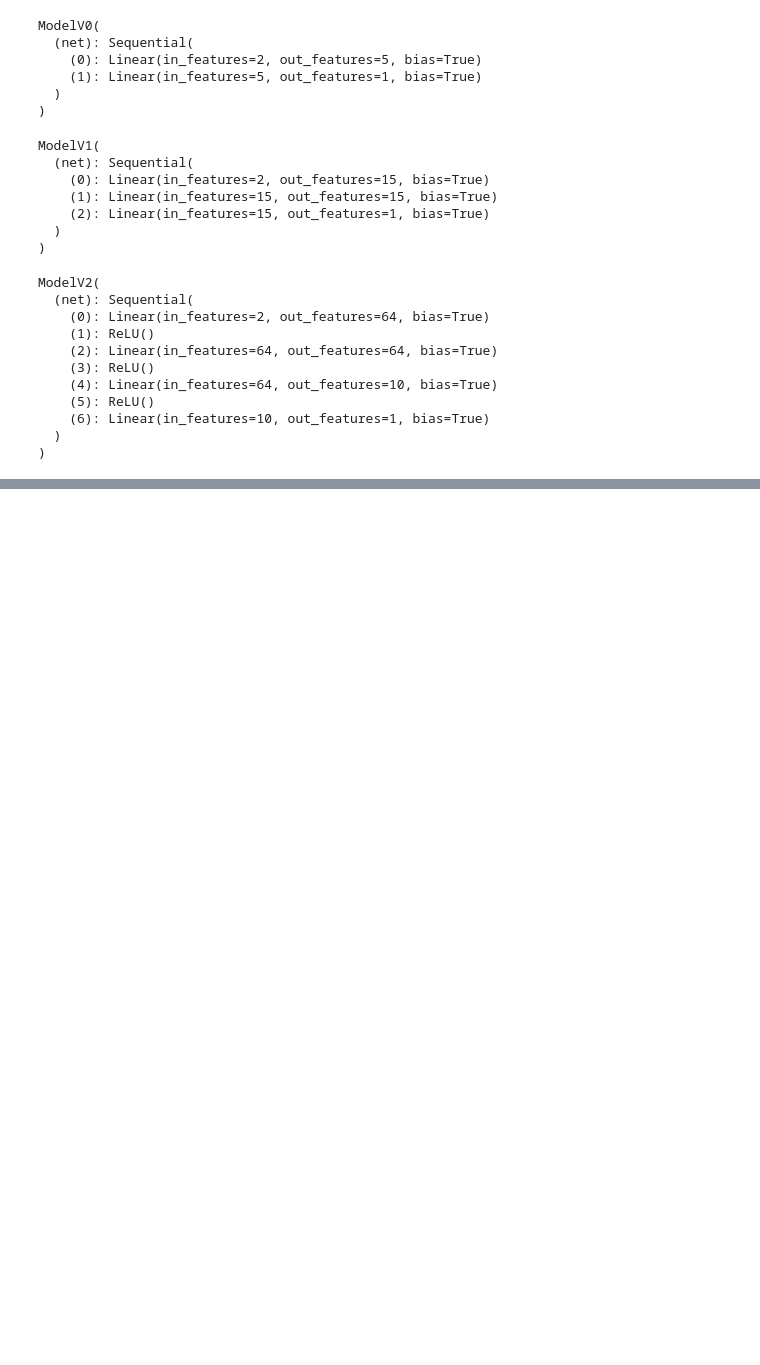
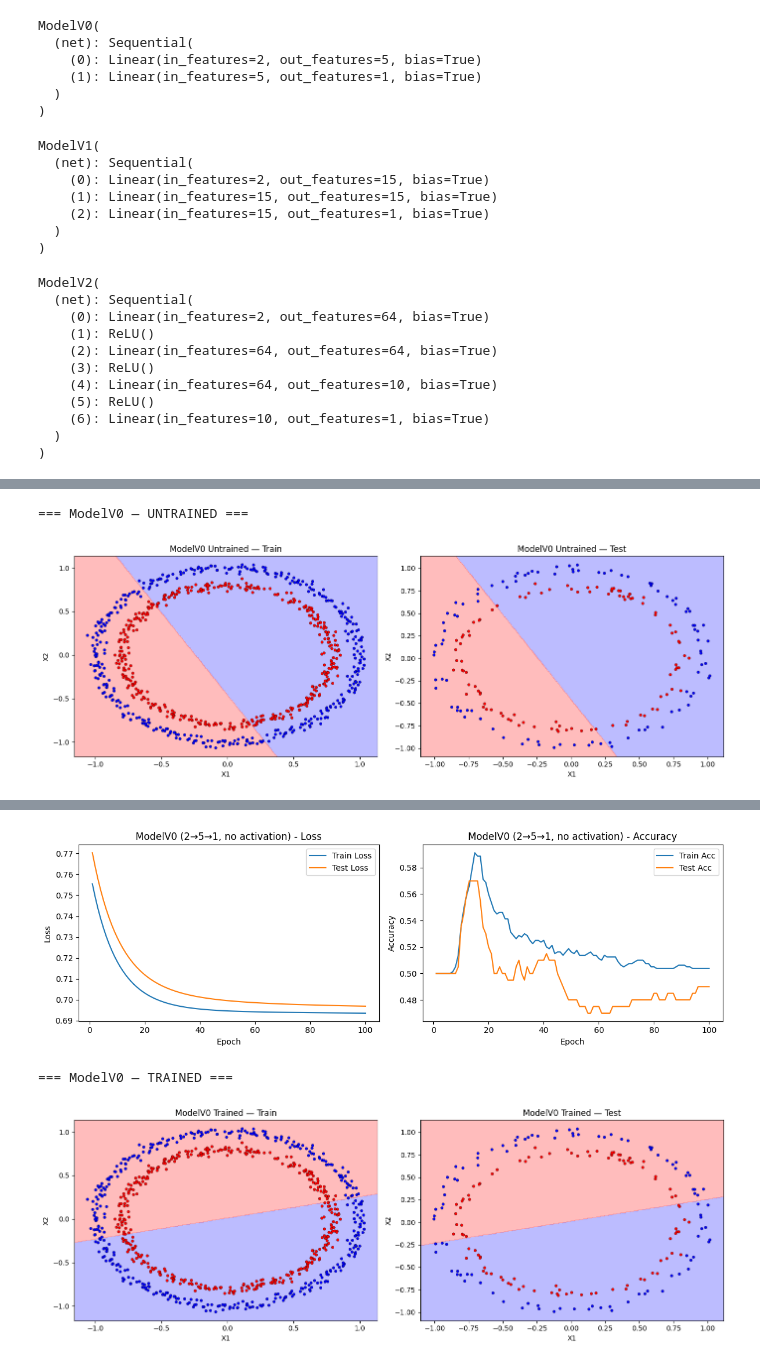
Before and after one commit to Rohan-1-3/AI_LAB, a Jupyter notebook: lab_3/circle_binary_classfication.ipynb, the cells around one changed output, grey strips where cells are left out. Saved outputs shown, nothing was run; the diff lists cells and outputs as text; code cells hidden in the pictures; blank space fills up the shorter version.

```diff
--- a/lab_3/circle_binary_classfication.ipynb
+++ b/lab_3/circle_binary_classfication.ipynb
@@ -167,11 +301,12 @@ def binary_accuracy_from_logits(logits, y_true):
     correct = (preds == y_true).float().mean()
     return correct.item()
 # %%
-def train_model(model, X_train, y_train, X_test, y_test, epochs=100, lr=0.1, print_every=10):
+def train_model(model, X_train, y_train, X_test, y_test,
+                epochs=100, lr=0.1, print_every=10, optimizer_name="SGD"):
     """
     Trains and evaluates one binary-classification model using:
       - BCEWithLogitsLoss (raw logits)
-      - SGD optimizer
+      - SGD or Adam optimizer (controlled by optimizer_name)
 
     Returns:
       results dict with train/test losses and accuracies per epoch
@@ -191,7 +326,11 @@ def train_model(model, X_train, y_train, X_test, y_test, epochs=100, lr=0.1, pri
     y_test = y_test.view(-1, 1).float()
 
     loss_fn = nn.BCEWithLogitsLoss()
-    optimizer = torch.optim.SGD(params=model.parameters(), lr=lr)  # new optimizer per experiment
+
+    if optimizer_name.lower() == "adam":
+        optimizer = torch.optim.Adam(params=model.parameters(), lr=lr)
+    else:  # default: SGD
+        optimizer = torch.optim.SGD(params=model.parameters(), lr=lr)
 
     results = {
         "train_loss": [],
@@ -290,0 +468,28 @@ Epoch  499/499 | Train Loss: 0.6027, Train Acc: 0.9575 | Test Loss: 0.6109, Test
+# %%
+# ── ModelV0: 2 → 5 → 1 (no activation) ──────────────────────────────────────
+model_v0 = ModelV0().to(device)
+
+# Untrained decision boundaries
+print("=== ModelV0 — UNTRAINED ===")
+fig, axes = plt.subplots(1, 2, figsize=(14, 5))
+plot_decision_boundary(model_v0, X_train, Y_train, title="ModelV0 Untrained — Train", ax=axes[0])
+plot_decision_boundary(model_v0, X_test,  Y_test,  title="ModelV0 Untrained — Test",  ax=axes[1])
+plt.tight_layout()
+plt.show()
+
+# Train (~100 epochs is typically enough for this simple linear model)
+results_v0 = train_model(model_v0, X_train, Y_train, X_test, Y_test, epochs=100, lr=0.1)
+
+# Loss & accuracy curves
+plot_train_test_curves(results_v0, title="ModelV0 (2→5→1, no activation)")
+
+# Trained decision boundaries
+print("=== ModelV0 — TRAINED ===")
+fig, axes = plt.subplots(1, 2, figsize=(14, 5))
+plot_decision_boundary(model_v0, X_train, Y_train, title="ModelV0 Trained — Train", ax=axes[0])
+plot_decision_boundary(model_v0, X_test,  Y_test,  title="ModelV0 Trained — Test",  ax=axes[1])
+plt.tight_layout()
+plt.show()
+# %% [output]
+=== ModelV0 — UNTRAINED ===
+[figure, added]
@@ -290,0 +507,3 @@ Epoch  499/499 | Train Loss: 0.6027, Train Acc: 0.9575 | Test Loss: 0.6109, Test
+[figure, added]
+=== ModelV0 — TRAINED ===
+[figure, added]
```
Also changed, not shown: parts of 35 cells of this notebook.
